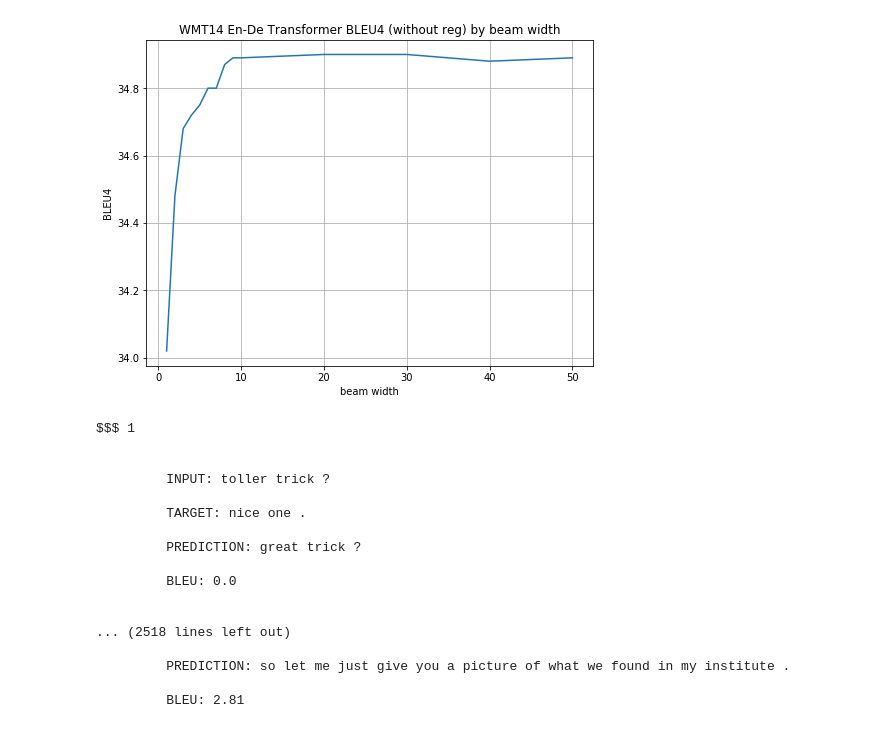
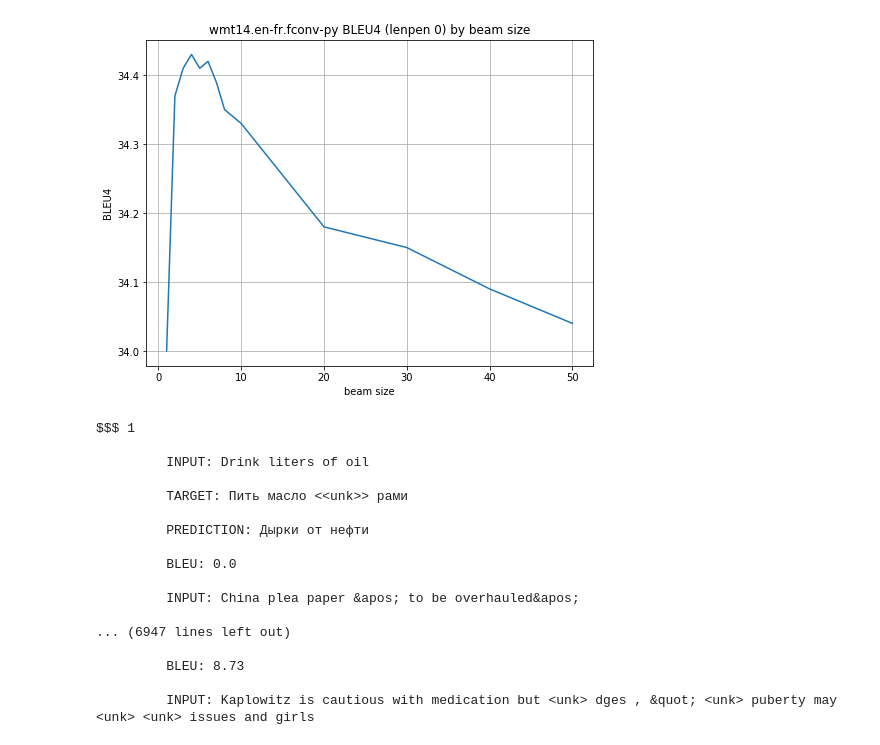
Before and after one commit to ElDmitro/UncertaintyEstimationNMT, a Jupyter notebook: experiments/beam_width/score_collecter.ipynb, the cells around one changed output. Saved outputs shown, nothing was run; the diff lists cells and outputs as text; code cells hidden in the pictures.

```diff
--- a/experiments/beam_width/score_collecter.ipynb
+++ b/experiments/beam_width/score_collecter.ipynb
@@ -10,7 +10,7 @@ import matplotlib.pyplot as plt
 METRIC_LITERA = 'BLEU4'
 # %%
 SCORE_DIR = 'scores_regless'
-MODEL_DIR = 'mtransformer'
+MODEL_DIR = 'mtransformer/de-en/model5'
 
 IN_FILENAME = 'gen.out.in'
 REF_FILENAME = 'gen.out.ref'
@@ -19,6 +19,7 @@ SYS_FILENAME = 'gen.out.sys'
 SCORE_FILENAME = 'score.out'
 
 RAW_FILENAME = 'gen.out'
+IDXS_FILENAME = 'idxs.out'
 
 scores_path = os.path.join(MODEL_DIR, SCORE_DIR)
 # %%
@@ -32,6 +33,7 @@ beam2bleu = defaultdict(list)
 beam2sid = defaultdict(list)
 
 beam2total = {}
+beam2idxs = {}
 
 for beam_folder in os.listdir(scores_path):
     beam_width = int(beam_folder[1:])
@@ -49,6 +51,9 @@ for beam_folder in os.listdir(scores_path):
     with open(os.path.join(beam_path, SCORE_FILENAME)) as input_stream:
         beam2score[beam_width] = input_stream.readlines()
 
+    with open(os.path.join(beam_path, IDXS_FILENAME)) as input_stream:
+        beam2idxs[beam_width] = list(map(int, input_stream.readlines()))
+
     with open(os.path.join(beam_path, RAW_FILENAME)) as input_stream:
         beam2total[beam_width] = float(re.split(
             ',|\s',
@@ -77,13 +91,13 @@ idx_s = np.argsort(beam_widths)
 # %%
 plt.figure(figsize=(8, 6))
 
 plt.plot(beam_widths[idx_s], scores[idx_s])
-plt.xlabel('beam width')
+plt.xlabel('beam size')
 plt.ylabel('BLEU4')
-plt.title('WMT14 En-De Transformer BLEU4 (without reg) by beam width')
+plt.title('wmt14.en-fr.fconv-py BLEU4 (lenpen 0) by beam size')
 plt.grid()
 # %% [output]
-[figure, old version]
+[figure, new version]
 # %%
 def get_worst_predictions(inputs, targets, preds, bleu_scores, k):
     idxs_s = np.argsort(bleu_scores)
@@ -91,32 +105,33 @@ def get_worst_predictions(inputs, targets, preds, bleu_scores, k):
 
     return inputs[out_idxs], targets[out_idxs], preds[out_idxs], bleu_scores[out_idxs]
 # %%
-TOP_K_VALUE = 20
+TOP_K_VALUE = 100
 
 for beam in sorted(beam2pack.keys()):
+    print('$$$', beam)
     inputs, targets, preds, bleu_scores = get_worst_predictions(*beam2pack[beam], TOP_K_VALUE)
-    print('$$$', beam)
-    for input_sent, target, pred, bleu in zip(inputs, targets, preds, bleu_scores):
-        print('\n')
+
+    for input_sent, target, pred, bleu_score in zip(inputs, targets, preds, bleu_scores):
+        print()
         print('\t', 'INPUT:', input_sent)
         print('\t', 'TARGET:', target)
         print('\t', 'PREDICTION:', pred)
-        print('\t', 'BLEU:', bleu)
+        print('\t', 'BLEU:', bleu_score)
 # %% [output]
 $$$ 1
 
+         INPUT: Drink liters of oil
 
-         INPUT: toller trick ?
+         TARGET: Пить масло <<unk>> рами
 
-         TARGET: nice one .
-
-         PREDICTION: great trick ?
+         PREDICTION: Дырки от нефти
 
          BLEU: 0.0
 
+         INPUT: China plea paper &apos; to be overhauled&apos;
 
-... (2518 lines left out)
+... (6947 lines left out)
 
-         PREDICTION: so let me just give you a picture of what we found in my institute .
+         BLEU: 8.73
 
-         BLEU: 2.81
+         INPUT: Kaplowitz is cautious with medication but <unk> dges , &quot; <unk> puberty may <unk> <unk> issues and girls
```
Also changed, not shown: parts of 3 cells of this notebook, 6 other files.
